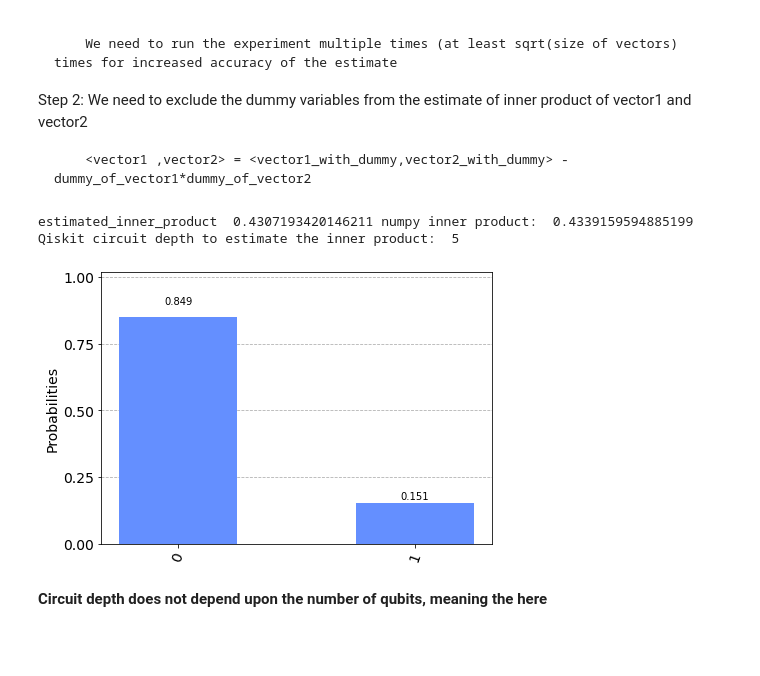
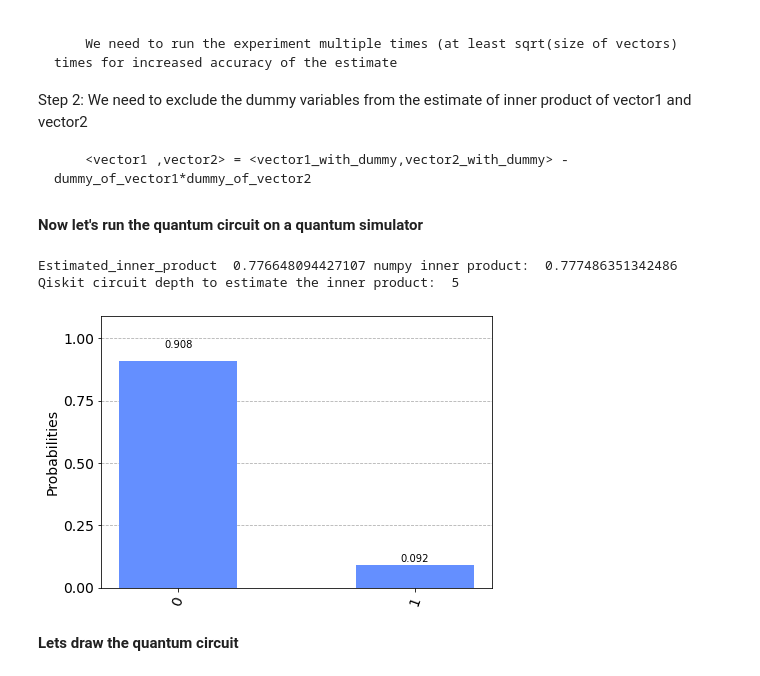
Before and after one commit to ashishar/quantum_inner_product, a Jupyter notebook: inner_product.ipynb, the cells around one changed output. Cells and saved outputs as stored; diff of their text form; code cells hidden in the pictures; blank space fills up the shorter version.

```diff
--- a/inner_product.ipynb
+++ b/inner_product.ipynb
@@ -38,10 +39,10 @@ def generate_random_vectors(length_vector):
     vector2=vector2/np.linalg.norm(vector2)
     #print(np.linalg.norm(vector2))
 
-    #we in order to have a vector with norm <1 we can drop a few element from the list
+    #we in order to have a vector with norm <1 we can drop an element from the list
 
-    vector1=np.delete(vector1,[-1,-2])
-    vector2=np.delete(vector2,[-1,-2])
+    vector1=np.delete(vector1,[-1])
+    vector2=np.delete(vector2,[-1])
 
 
     #print("norm vector1= ",np.linalg.norm(vector1), len(vector1))
@@ -146,13 +147,10 @@ def get_main_circuit(qc_quantum_vector1,qc_quantum_vector2,num_qubits):
 
 #lets conduct measurement of the first qubit and get the probabilities
 
-def measure_step(inner_product_circuit):
+def measure_step(inner_product_circuit,repetitions):
     backend = BasicAer.get_backend('qasm_simulator')
-    job = execute(inner_product_circuit, backend, shots=4321)
+    job = execute(inner_product_circuit, backend, shots=repetitions)
     result = job.result()
     counts = result.get_counts(inner_product_circuit)
     plot_histogram(counts)
     return counts
-
-inner_product_circuit=get_main_circuit(qc_quantum_vector1,qc_quantum_vector2,num_qubits)
-inner_product_circuit.draw('mpl')
@@ -163,7 +159,7 @@ inner_product_circuit.draw('mpl')
 # %%
 #First generate the two random vectors of a fixed length
 
-length_vector=11 #Length of the generated random vector in length_vector-1 since we are dropping two last elements to make sure norm of random vector is <1
+length_vector=15 #Length of the generated random vector in length_vector-1 since we are dropping two last elements to make sure norm of random vector is <1
 vector1,vector2=generate_random_vectors(length_vector)
 norm1=np.linalg.norm(vector1)
 norm2=np.linalg.norm(vector2)
@@ -222,35 +222,33 @@ Step 1: First estimate probability of qubit_0 being in state |0>.
 Step 2: We need to exclude the dummy variables from the estimate of inner product of vector1 and vector2
 
         <vector1 ,vector2> = <vector1_with_dummy,vector2_with_dummy> - dummy_of_vector1*dummy_of_vector2
+# %% [markdown]
+**Now let's run the quantum circuit on a quantum simulator**
 # %%
 #Genarate the quantum circuit to estimate the inner product
 qc_quantum_vector1,qc_quantum_vector2=initializer_circuit(num_qubits,quantum_vector1,quantum_vector2)
 
-repetitions=max(10,np.sqrt(num_qubits)) #We need to decide how many times we want to run the quantum circuit experiment. Minimum value 10 is chosen arbitrarily
+repetitions=20000 #We need to decide how many times we want to run the quantum circuit experiment. Value 20000 is chosen arbitrarily
+                  #Maximum value allowed in IBM quantum simulator is 65536
 
-estimated_inner_product=0
-for r in range(repetitions):
-    inner_product_circuit=get_main_circuit(qc_quantum_vector1,qc_quantum_vector2,num_qubits)
-    counts=measure_step(inner_product_circuit)
-    p=counts['0']/(counts['0']+counts['1'])
-    #print(counts['0'],counts['1'],p)
+inner_product_circuit=get_main_circuit(qc_quantum_vector1,qc_quantum_vector2,num_qubits)
+counts=measure_step(inner_product_circuit,repetitions)
+p=counts['0']/(counts['0']+counts['1'])
+#print(counts['0'],counts['1'],p)
 
-    estimated_inner_product+=2*p-1
-    #print(2*p-1)
-
-
-estimated_inner_product_with_dummy=estimated_inner_product/repetitions
+estimated_inner_product_with_dummy=2*p-1
 
 estimated_inner_product_without_dummy=estimated_inner_product_with_dummy- vector1d[-1]*vector2d[-1]
 
 
+print('\nEstimated_inner_product ',estimated_inner_product_without_dummy,'numpy inner product: ', np.inner(vector1,vector2))
+print('Qiskit circuit depth to estimate the inner product: ', inner_product_circuit.depth())
 
-print('\nestimated_inner_product ',estimated_inner_product_without_dummy,'numpy inner product: ', np.inner(vector1,vector2))
-print('Qiskit circuit depth to estimate the inner product: ', inner_product_circuit.depth())
+
 display(plot_histogram(counts))
 # %% [output]
-estimated_inner_product  0.4307193420146211 numpy inner product:  0.4339159594885199
+Estimated_inner_product  0.776648094427107 numpy inner product:  0.777486351342486
 Qiskit circuit depth to estimate the inner product:  5
-[figure, old version]
+[figure, new version]
-# %% [markdown]
-**Circuit depth does not depend upon the number of qubits, meaning the here**
+# %% [markdown]
+**Lets draw the quantum circuit**
```
Also changed, not shown: parts of 6 cells of this notebook.
